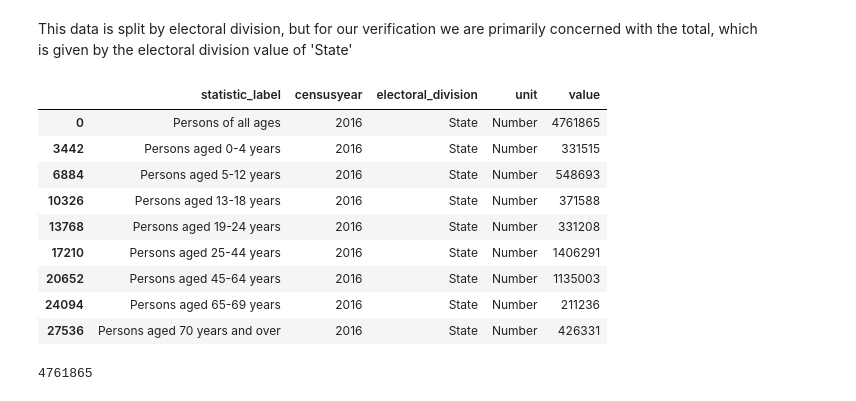
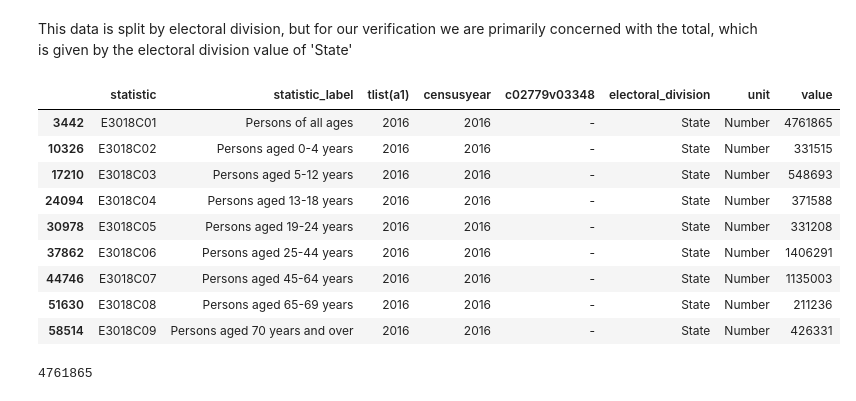
Before and after one commit to step-hen-burke/ca1, a Jupyter notebook: 00_initial_exploration.ipynb, the cells around one changed output. Drawn from its saved outputs; the diff is of its cells as text; code cells hidden in the pictures.

Commit message:
Cleaned up todos, fixed spelling errors. Changed filenames to work with data downloader

```diff
--- a/00_initial_exploration.ipynb
+++ b/00_initial_exploration.ipynb
@@ -179,6 +178,7 @@ The only one of these years that contained a census was 2016, so we can use this
 # %% [markdown]
 ### Comparison to Census 2016
 # %%
-census_2016_age_df  = read_csv_and_fix_names('data/census_2016_age_profile.csv')
+census_2016_age_df  = read_csv_and_fix_names('data/census_2016_population_per_age.csv')
+census_2016_age_df = census_2016_age_df.loc[(census_2016_age_df['censusyear'] == 2016)]
 census_2016_age_df.head()
 # %% [output]
@@ -191,17 +191,17 @@ census_2016_age_df.head()
 # %% [markdown]
 This data is split by electoral division, but for our verification we are primarily concerned with the total, which is given by the electoral division value of 'State'
 # %%
-census_2016_age_df.loc[census_2016_age_df['electoral_division'] == 'State']
+census_2016_age_df.loc[(census_2016_age_df['electoral_division'] == 'State')]
 # %% [output]
-|  | statistic_label | censusyear | electoral_division | unit | value |
-| 0 | Persons of all ages | 2016 | State | Number | 4761865 |
-| 3442 | Persons aged 0-4 years | 2016 | State | Number | 331515 |
-| 6884 | Persons aged 5-12 years | 2016 | State | Number | 548693 |
-| 10326 | Persons aged 13-18 years | 2016 | State | Number | 371588 |
-| 13768 | Persons aged 19-24 years | 2016 | State | Number | 331208 |
-| 17210 | Persons aged 25-44 years | 2016 | State | Number | 1406291 |
-| 20652 | Persons aged 45-64 years | 2016 | State | Number | 1135003 |
-| 24094 | Persons aged 65-69 years | 2016 | State | Number | 211236 |
-| 27536 | Persons aged 70 years and over | 2016 | State | Number | 426331 |
+|  | statistic | statistic_label | tlist(a1) | censusyear | c02779v03348 | electoral_division | unit | value |
+| 3442 | E3018C01 | Persons of all ages | 2016 | 2016 | - | State | Number | 4761865 |
+| 10326 | E3018C02 | Persons aged 0-4 years | 2016 | 2016 | - | State | Number | 331515 |
+| 17210 | E3018C03 | Persons aged 5-12 years | 2016 | 2016 | - | State | Number | 548693 |
+| 24094 | E3018C04 | Persons aged 13-18 years | 2016 | 2016 | - | State | Number | 371588 |
+| 30978 | E3018C05 | Persons aged 19-24 years | 2016 | 2016 | - | State | Number | 331208 |
+| 37862 | E3018C06 | Persons aged 25-44 years | 2016 | 2016 | - | State | Number | 1406291 |
+| 44746 | E3018C07 | Persons aged 45-64 years | 2016 | 2016 | - | State | Number | 1135003 |
+| 51630 | E3018C08 | Persons aged 65-69 years | 2016 | 2016 | - | State | Number | 211236 |
+| 58514 | E3018C09 | Persons aged 70 years and over | 2016 | 2016 | - | State | Number | 426331 |
 # %%
 census_2016_age_df.loc[(census_2016_age_df['electoral_division'] == 'State') &
```
Also changed, not shown: parts of 16 cells of this notebook, 1 other file.
